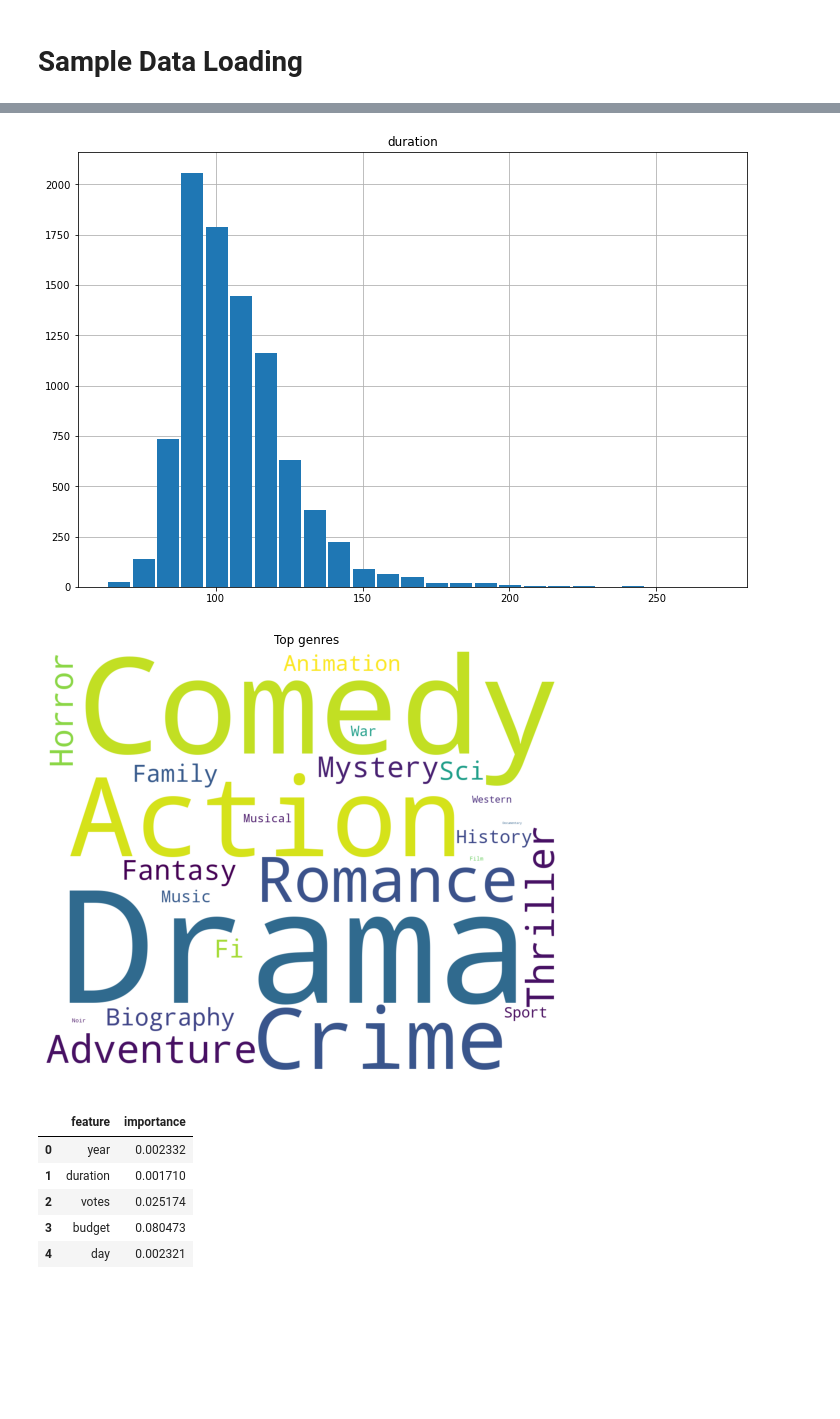
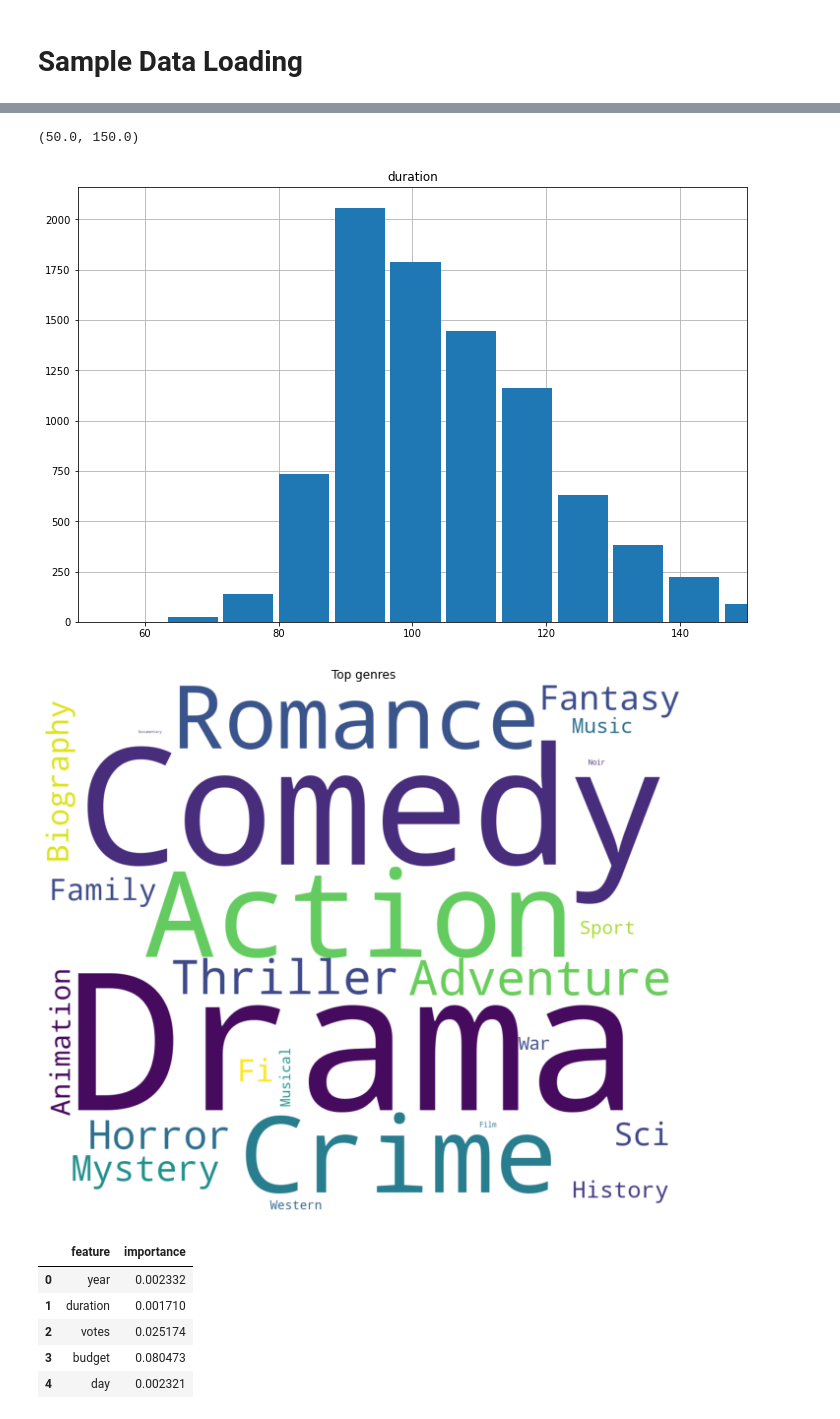
Before and after one commit to qizhengyaoyao/Final-project, a Jupyter notebook: analysis/analysis_xgb.ipynb, the cells around one changed output, grey strips where cells are left out. Cells and saved outputs as stored; diff of their text form; code cells hidden in the pictures; blank space fills up the shorter version.

```diff
--- a/analysis/analysis_xgb.ipynb
+++ b/analysis/analysis_xgb.ipynb
@@ -60,9 +60,11 @@ sample_df.head()
 | 348 | A Woman of Paris: A Drama of Fate | 1923 | None, English | Drama, Romance | 82 | USA | Charles Chaplin | Charles Chaplin | Charles Chaplin Productions | ... |
 | 415 | The Gold Rush | 1925 | English, None | Adventure, Comedy, Drama | 95 | USA | Charles Chaplin | Charles Chaplin | Charles Chaplin Productions | ... |
 # %%
-ax = sample_df.hist(column='duration', bins=25, grid=True, figsize=(12,8), zorder=2, rwidth=0.9)
+sample_df.hist(column='duration', bins=25, grid=True, zorder=2, figsize=(12,8), rwidth=0.9)
+plt.xlim(50,150)
 # %% [output]
+(50.0, 150.0)
-[figure, old version]
+[figure, new version]
 # %%
 list_of_languages = list(sample_df['language'].apply(lambda x:  [i for i in x.split(', ')]).values)
 list_of_genres = list(sample_df['genre'].apply(lambda x:  [i for i in x.split(', ')]).values)
@@ -74,14 +76,16 @@ list_of_companies = list(sample_df['production_company'].apply(lambda x:  [i for
 # %%
 plt.figure(figsize = (12, 8))
 text = ' '.join([i for j in list_of_genres for i in j])
 wordcloud = WordCloud(max_font_size=None, background_color='white', collocations=False,
                       width=1200, height=1000).generate(text)
 plt.imshow(wordcloud)
-plt.title('Top genres')
+plt.title('Top genres',fontsize=12)
 plt.axis("off")
+plt.tight_layout()
+plt.savefig('output/top_genres_wordcloud.svg', facecolor='white')
 plt.show()
 # %% [output]
-[figure, old version]
+[figure, new version]
 # %%
 rev_feature_df = pd.read_csv("../model/encoded_data/feature_importance_rev_xgb.csv")
 rat_feature_df = pd.read_csv("../model/encoded_data/feature_importance_rate_xgb.csv")
```
Also changed, not shown: parts of 35 cells of this notebook, 23 other files.
